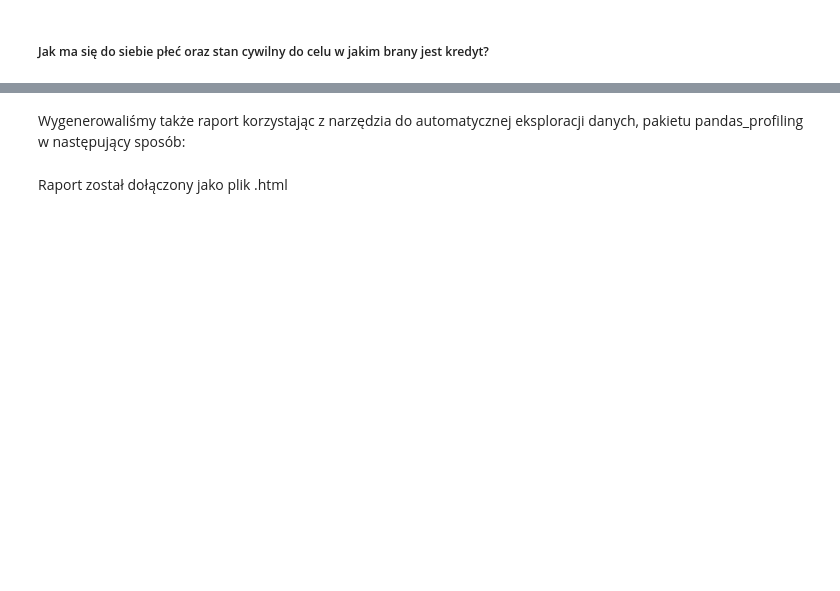
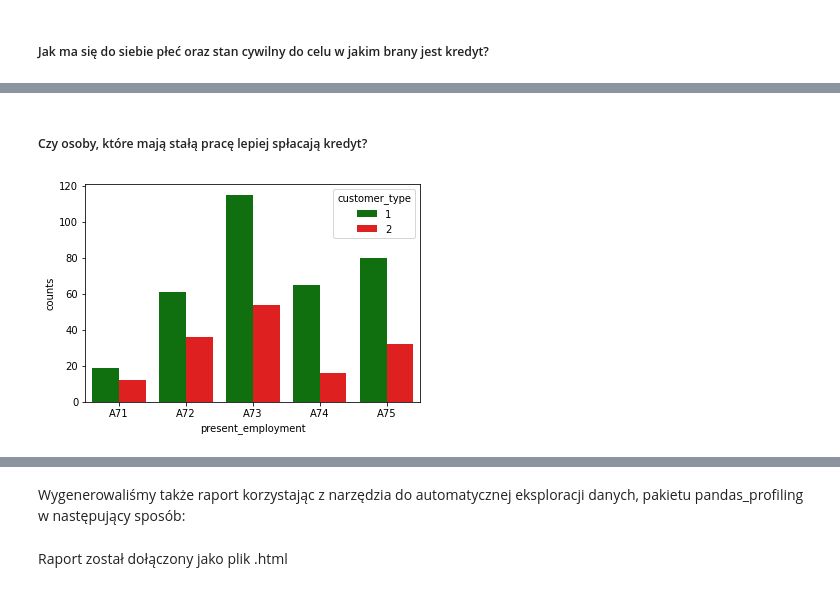
Before and after one commit to malwina0/2022L-ML, a Jupyter notebook: PD1.ipynb, the cells around one changed output, grey strips where cells are left out. Cells and saved outputs as stored; diff of their text form; code cells hidden in the pictures; blank space fills up the shorter version.

```diff
--- a/PD1.ipynb
+++ b/PD1.ipynb
@@ -227,0 +305,7 @@ Z powyższych wykresów od razu rzuca się w oczy
+# %% [markdown]
+##### Czy osoby, które mają stałą pracę lepiej spłacają kredyt?
+# %%
+df2 = X_train.groupby(['present_employment', 'customer_type']).size().reset_index(name='counts')
+sns.barplot(x="present_employment", y="counts", hue="customer_type", data=df2, ci=None, palette=["green", "red"]);
+# %% [output]
+[figure, added]
```
Also changed, not shown: parts of 27 cells of this notebook.
